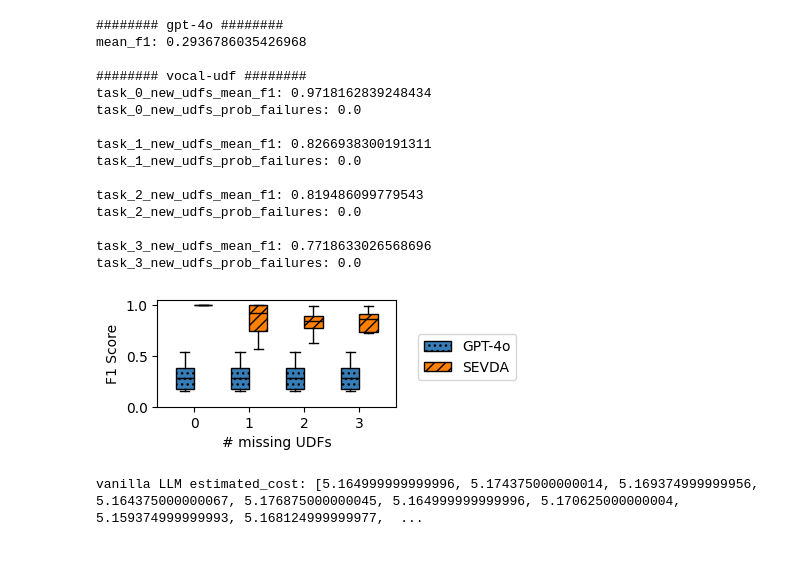
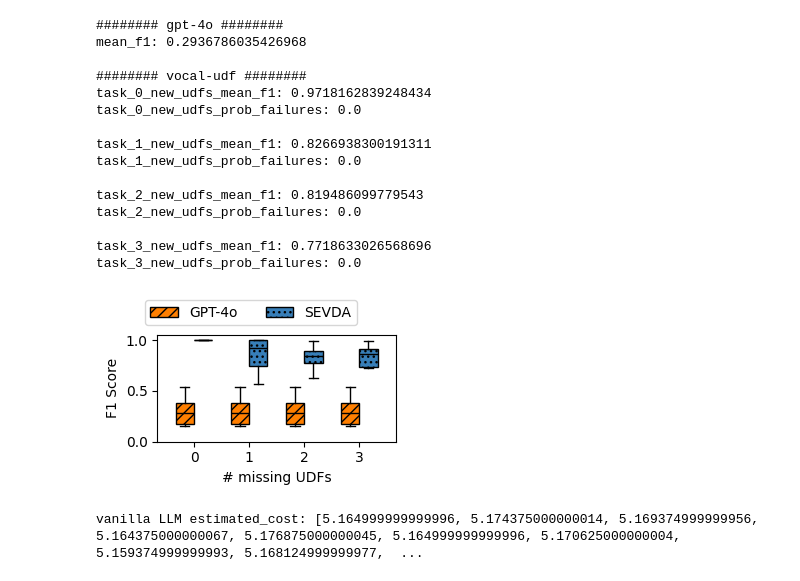
Before and after one commit to uwdb/VOCAL-UDF, a Jupyter notebook: experiments/analysis/vanilla_llm.ipynb, the cells around one changed output. Drawn from its saved outputs; the diff is of its cells as text; code cells hidden in the pictures.

```diff
--- a/experiments/analysis/vanilla_llm.ipynb
+++ b/experiments/analysis/vanilla_llm.ipynb
@@ -13,12 +13,11 @@ config = yaml.safe_load(open("/gscratch/balazinska/enhaoz/VOCAL-UDF/configs/conf
 import re
 matplotlib.rcParams['pdf.fonttype'] = 42
 matplotlib.rcParams['ps.fonttype'] = 42
-
-CB_color_cycle = ['#377eb8', '#ff7f00', '#4daf4a',
-                  '#f781bf', '#a65628', '#984ea3',
-                  '#999999', '#e41a1c', '#dede00']
 # %%
 def plot():
+    CB_color_cycle = ['#ff7f00', '#377eb8', '#4daf4a',
+                  '#f781bf', '#a65628', '#984ea3',
+                  '#999999', '#e41a1c', '#dede00']
     dataset = "clevrer"
     query_class_names = ["simplified_3_new_udfs_labels"]
     question_ids = list(range(10))
@@ -33,7 +32,7 @@ def plot():
     llm_models = ['gpt-4o', 'vocal-udf']
     llm_model_labels = ['GPT-4o', 'SEVDA']
 
-    hatch_patterns = ['...', '///', '\\\\\\', 'xxx', '***', '+++', '|||', '---', 'ooo']
+    hatch_patterns = ['///', '...', '\\\\\\', 'xxx', '***', '+++', '|||', '---', 'ooo']
     handles_f1 = []
 
     # Create a figure and axis for the boxplot
@@ -114,37 +113,34 @@ def plot():
     # ax.set_title(f"question_ids: {question_ids}")
     ax.set(ylabel="F1 Score")
     ax.set(xlabel="# missing UDFs")
     ax.set_ylim(bottom=0, top=1.05)
     ax.set_xlim(left=-1.5, right=len(num_new_udfs) * (len(llm_models) + 1) - 0.5)
     ax.set_xticks(np.arange(len(llm_models) / 2 - 0.5, len(num_new_udfs) * len(llm_models) + len(llm_models) / 2 + 1, len(llm_models) + 1))
     ax.set_xticklabels(num_new_udfs)
-    fig.legend(handles_f1, llm_model_labels, loc='center left', bbox_to_anchor=(1, 0.6), ncol=1, prop={"size": 10}, fancybox=True, shadow=False)
+    # fig.legend(handles_f1, llm_model_labels, loc='center left', bbox_to_anchor=(1, 0.6), ncol=1, prop={"size": 10}, fancybox=True, shadow=False) # On the right
+    fig.legend(handles_f1, llm_model_labels, loc='upper center', bbox_to_anchor=(0.5, 1.15), ncol=2, prop={"size": 10}, fancybox=True, shadow=False) # On the top
     fig.tight_layout()
     fig.savefig(f"figures/llm_basline.pdf", bbox_inches='tight')
 
-    # legendFig = plt.figure("Legend plot", figsize=(8, 1))
-    # legendFig.legend(handles_f1, llm_model_labels, loc='center', ncol=3, prop={"size": 10}, fancybox=True, shadow=False)
-    # legendFig.savefig('figures/llm_basline_legend.pdf', bbox_inches='tight')
-    # plt.gca().set_axis_off()
     plt.show()
 
     print(f"vanilla LLM estimated_cost: {estimated_cost_data}, mean: {np.mean(estimated_cost_data)}, count: {len(estimated_cost_data)}")
 plot()
 # %% [output]
 ######## gpt-4o ########
 mean_f1: 0.2936786035426968
 
 ######## vocal-udf ########
 task_0_new_udfs_mean_f1: 0.9718162839248434
 task_0_new_udfs_prob_failures: 0.0
 
 task_1_new_udfs_mean_f1: 0.8266938300191311
 task_1_new_udfs_prob_failures: 0.0
 
 task_2_new_udfs_mean_f1: 0.819486099779543
 task_2_new_udfs_prob_failures: 0.0
 
 task_3_new_udfs_mean_f1: 0.7718633026568696
 task_3_new_udfs_prob_failures: 0.0
-[figure, old version]
+[figure, new version]
 vanilla LLM estimated_cost: [5.164999999999996, 5.174375000000014, 5.169374999999956, 5.164375000000067, 5.176875000000045, 5.164999999999996, 5.170625000000004, 5.159374999999993, 5.168124999999977,  ...
```
Also changed, not shown: parts of 1 cell of this notebook, 29 other files.
